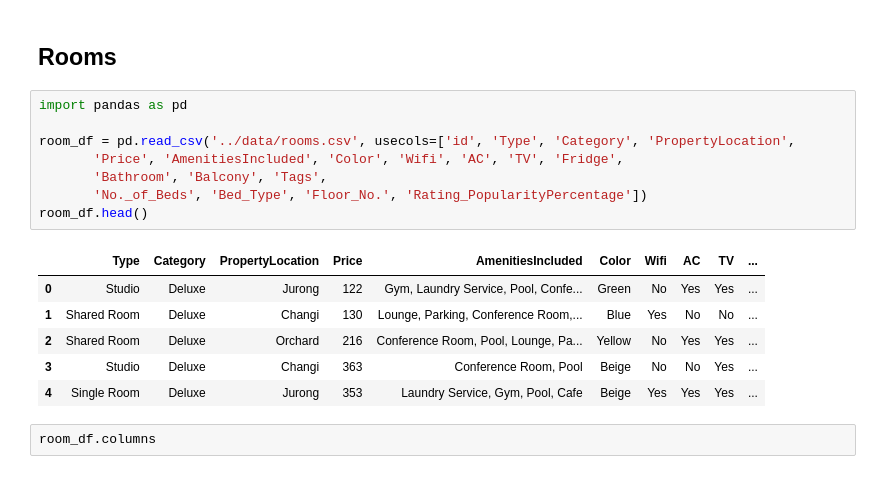
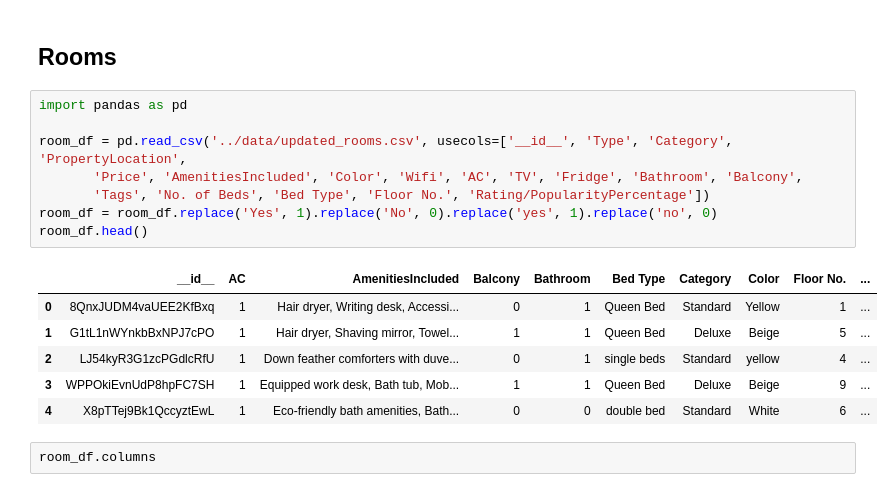
Before and after one commit to coder-shubham/Nexties-Nextlyf, a Jupyter notebook: backend/ml/notebooks/recommendation.ipynb, the cells around one changed output. Drawn from its saved outputs; the diff is of its cells as text.

```diff
--- a/backend/ml/notebooks/recommendation.ipynb
+++ b/backend/ml/notebooks/recommendation.ipynb
@@ -3,18 +3,18 @@
 # %%
 import pandas as pd
 
-room_df = pd.read_csv('../data/rooms.csv', usecols=['id', 'Type', 'Category', 'PropertyLocation',
-       'Price', 'AmenitiesIncluded', 'Color', 'Wifi', 'AC', 'TV', 'Fridge',
-       'Bathroom', 'Balcony', 'Tags',
-       'No._of_Beds', 'Bed_Type', 'Floor_No.', 'Rating_PopularityPercentage'])
+room_df = pd.read_csv('../data/updated_rooms.csv', usecols=['__id__', 'Type', 'Category', 'PropertyLocation',
+       'Price', 'AmenitiesIncluded', 'Color', 'Wifi', 'AC', 'TV', 'Fridge', 'Bathroom', 'Balcony',
+       'Tags', 'No. of Beds', 'Bed Type', 'Floor No.', 'Rating/PopularityPercentage'])
+room_df = room_df.replace('Yes', 1).replace('No', 0).replace('yes', 1).replace('no', 0)
 room_df.head()
 # %% [output]
-|  | Type | Category | PropertyLocation | Price | AmenitiesIncluded | Color | Wifi | AC | TV | ... |
-| 0 | Studio | Deluxe | Jurong | 122 | Gym, Laundry Service, Pool, Confe... | Green | No | Yes | Yes | ... |
-| 1 | Shared Room | Deluxe | Changi | 130 | Lounge, Parking, Conference Room,... | Blue | Yes | No | No | ... |
-| 2 | Shared Room | Deluxe | Orchard | 216 | Conference Room, Pool, Lounge, Pa... | Yellow | No | Yes | Yes | ... |
-| 3 | Studio | Deluxe | Changi | 363 | Conference Room, Pool | Beige | No | No | Yes | ... |
-| 4 | Single Room | Deluxe | Jurong | 353 | Laundry Service, Gym, Pool, Cafe | Beige | Yes | Yes | Yes | ... |
+|  | __id__ | AC | AmenitiesIncluded | Balcony | Bathroom | Bed Type | Category | Color | Floor No. | ... |
+| 0 | 8QnxJUDM4vaUEE2KfBxq | 1 | Hair dryer, Writing desk, Accessi... | 0 | 1 | Queen Bed | Standard | Yellow | 1 | ... |
+| 1 | G1tL1nWYnkbBxNPJ7cPO | 1 | Hair dryer, Shaving mirror, Towel... | 1 | 1 | Queen Bed | Deluxe | Beige | 5 | ... |
+| 2 | LJ54kyR3G1zcPGdlcRfU | 1 | Down feather comforters with duve... | 0 | 1 | single beds | Standard | yellow | 4 | ... |
+| 3 | WPPOkiEvnUdP8hpFC7SH | 1 | Equipped work desk, Bath tub, Mob... | 1 | 1 | Queen Bed | Deluxe | Beige | 9 | ... |
+| 4 | X8pTTej9Bk1QccyztEwL | 1 | Eco-friendly bath amenities, Bath... | 0 | 0 | double bed | Standard | White | 6 | ... |
 # %%
 room_df.columns
 # %% [output]
```
Also changed, not shown: parts of 19 cells of this notebook, 10 other files.
